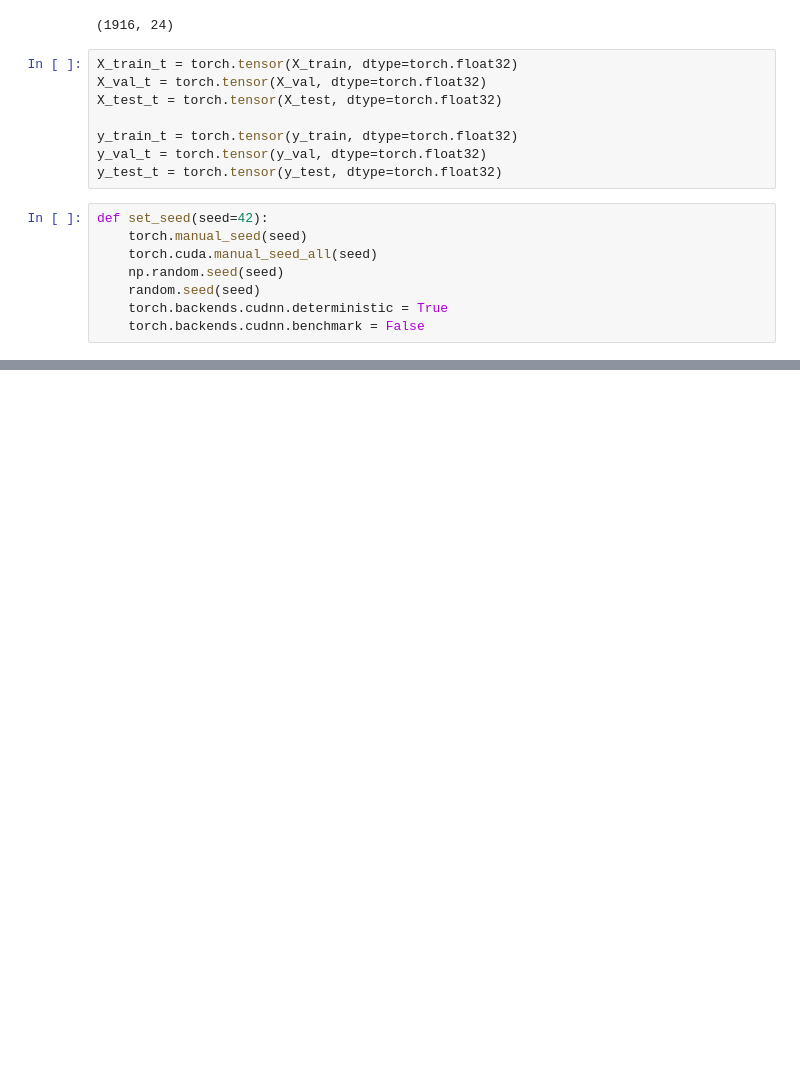
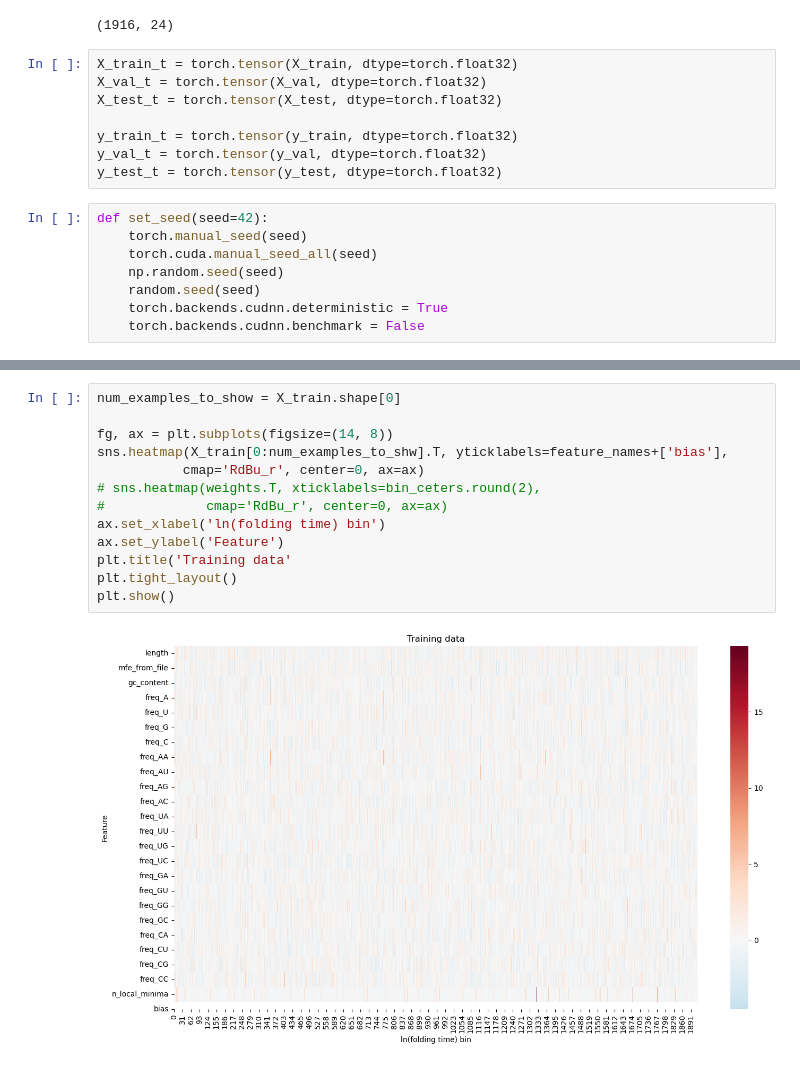
Before and after one commit to julius-2027/cs229_rna_folding, a Jupyter notebook: glm/glm.ipynb, the cells around one changed output, grey strips where cells are left out. Cells and saved outputs as stored; diff of their text form; blank space fills up the shorter version.

```diff
--- a/glm/glm.ipynb
+++ b/glm/glm.ipynb
@@ -268,0 +354,15 @@ plt.show()
+# %%
+num_examples_to_show = X_train.shape[0]
+
+fg, ax = plt.subplots(figsize=(14, 8))
+sns.heatmap(X_train[0:num_examples_to_shw].T, yticklabels=feature_names+['bias'],
+           cmap='RdBu_r', center=0, ax=ax)
+# sns.heatmap(weights.T, xticklabels=bin_ceters.round(2),
+#             cmap='RdBu_r', center=0, ax=ax)
+ax.set_xlabel('ln(folding time) bin')
+ax.set_ylabel('Feature')
+plt.title('Training data'
+plt.tight_layout()
+plt.show()
+# %% [output]
+[figure, added]
```
Also changed, not shown: parts of 23 cells of this notebook, 16 other files.
